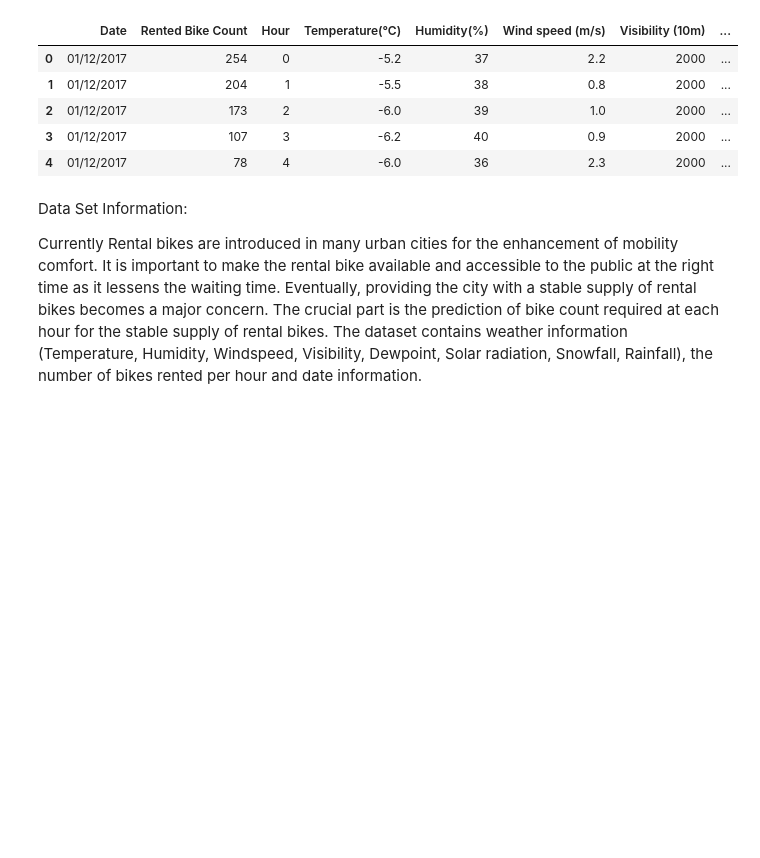
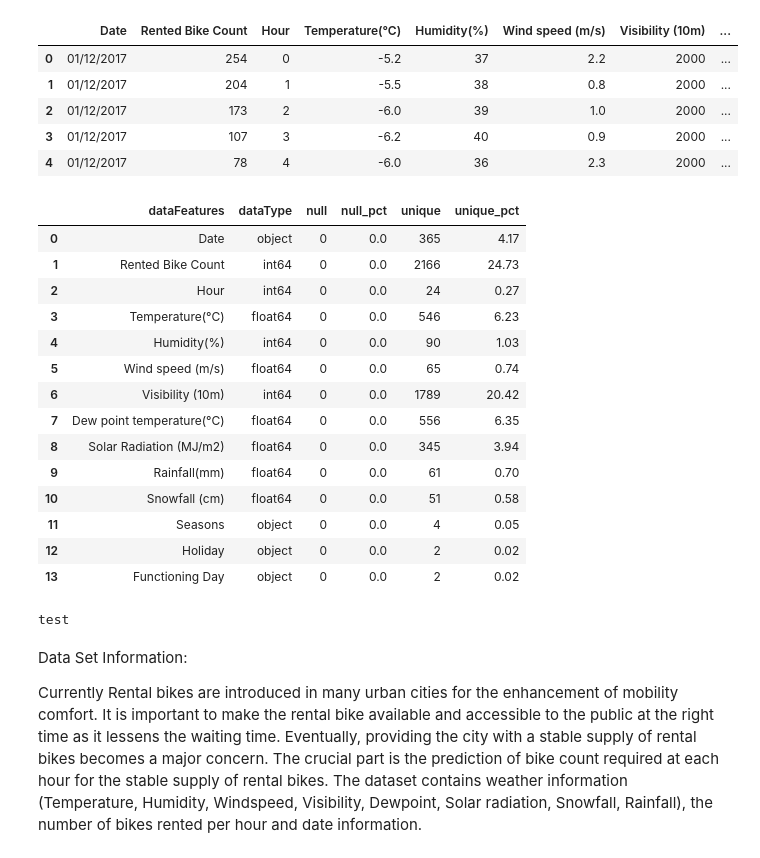
Before and after one commit to sylviandr/Seoul_Bike_Demand_Prediction, a Jupyter notebook: Rental-Bike Seoul/BikeRentalSeoul.ipynb, the cells around one changed output. Drawn from its saved outputs; the diff is of its cells as text; code cells hidden in the pictures; blank space fills up the shorter version.

```diff
--- a/Rental-Bike Seoul/BikeRentalSeoul.ipynb
+++ b/Rental-Bike Seoul/BikeRentalSeoul.ipynb
@@ -42,3 +42,25 @@ df.head()
+# %%
+summary_table(df)
+# %% [output]
+|  | dataFeatures | dataType | null | null_pct | unique | unique_pct |
+| 0 | Date | object | 0 | 0.0 | 365 | 4.17 |
+| 1 | Rented Bike Count | int64 | 0 | 0.0 | 2166 | 24.73 |
+| 2 | Hour | int64 | 0 | 0.0 | 24 | 0.27 |
+| 3 | Temperature(°C) | float64 | 0 | 0.0 | 546 | 6.23 |
+| 4 | Humidity(%) | int64 | 0 | 0.0 | 90 | 1.03 |
+| 5 | Wind speed (m/s) | float64 | 0 | 0.0 | 65 | 0.74 |
+| 6 | Visibility (10m) | int64 | 0 | 0.0 | 1789 | 20.42 |
+| 7 | Dew point temperature(°C) | float64 | 0 | 0.0 | 556 | 6.35 |
+| 8 | Solar Radiation (MJ/m2) | float64 | 0 | 0.0 | 345 | 3.94 |
+| 9 | Rainfall(mm) | float64 | 0 | 0.0 | 61 | 0.70 |
+| 10 | Snowfall (cm) | float64 | 0 | 0.0 | 51 | 0.58 |
+| 11 | Seasons | object | 0 | 0.0 | 4 | 0.05 |
+| 12 | Holiday | object | 0 | 0.0 | 2 | 0.02 |
+| 13 | Functioning Day | object | 0 | 0.0 | 2 | 0.02 |
+# %%
+print("test")
+# %% [output]
+test
 # %% [markdown]
 Data Set Information:
 
```
Also changed, not shown: parts of 2 cells of this notebook, 1 other file.
